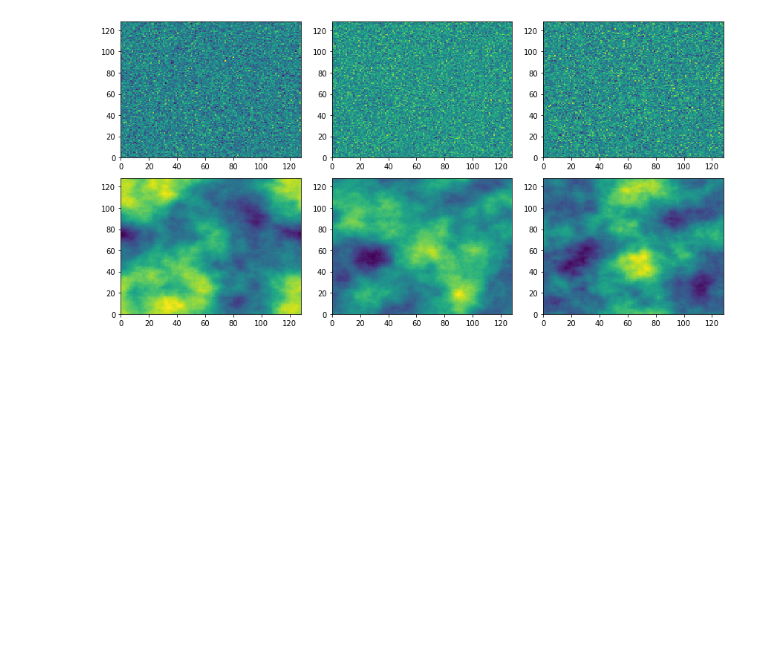
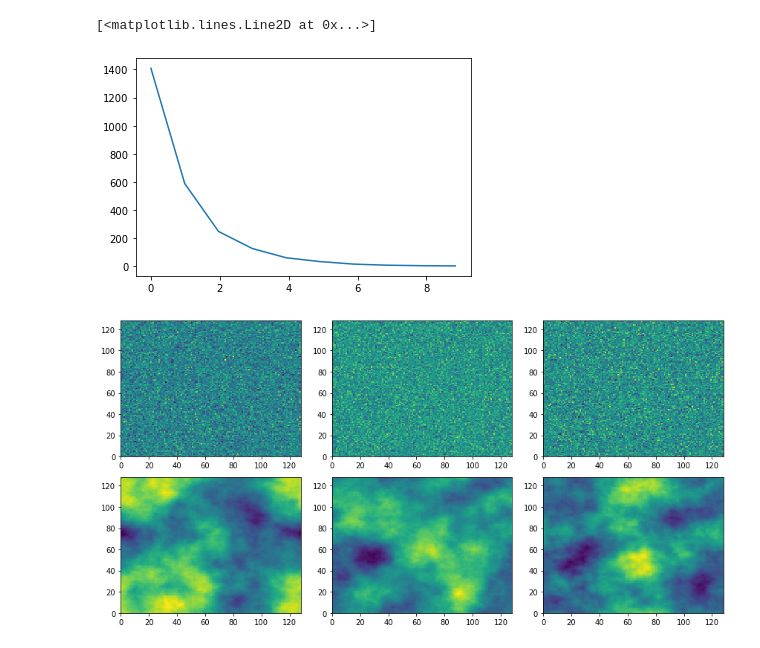
Before and after one commit to Jfeatherstone/ColorGlass, a Jupyter notebook: Testing.ipynb, the cells around one changed output. Saved outputs shown, nothing was run; the diff lists cells and outputs as text; code cells hidden in the pictures; blank space fills up the shorter version.

```diff
--- a/Testing.ipynb
+++ b/Testing.ipynb
@@ -15,3 +22,30 @@ proton2 = Proton(N, delta, mu, radius)
+# %%
+N = 128
+delta = .1
+mu = 2
+radius = 1
+
+nucleus = Nucleus(N, delta, mu)
+proton = Proton(N, delta, mu, radius)
+col = Collision(nucleus, proton)
+
+nucleus.colorChargeField()
+nucleus.gaugeField()
+nucleus.wilsonLine()
+nucleus.adjointWilsonLine()
+
+proton.colorChargeField()
+proton.gaugeField()
+
+col.omega()
+col.omegaFFT()
+col.momentaBins()
+col.particlesProduced()
+
+plt.plot(col.momentaBins(), col.particlesProduced())
+# %% [output]
+[<matplotlib.lines.Line2D at 0x...>]
+[figure, added]
 # %%
 fig, ax = plt.subplots(2, gluonDOF, figsize=(12, 6))
 for i in range(nucleus.gluonDOF):
```
Also changed, not shown: parts of 1 cell of this notebook, 3 other files.
